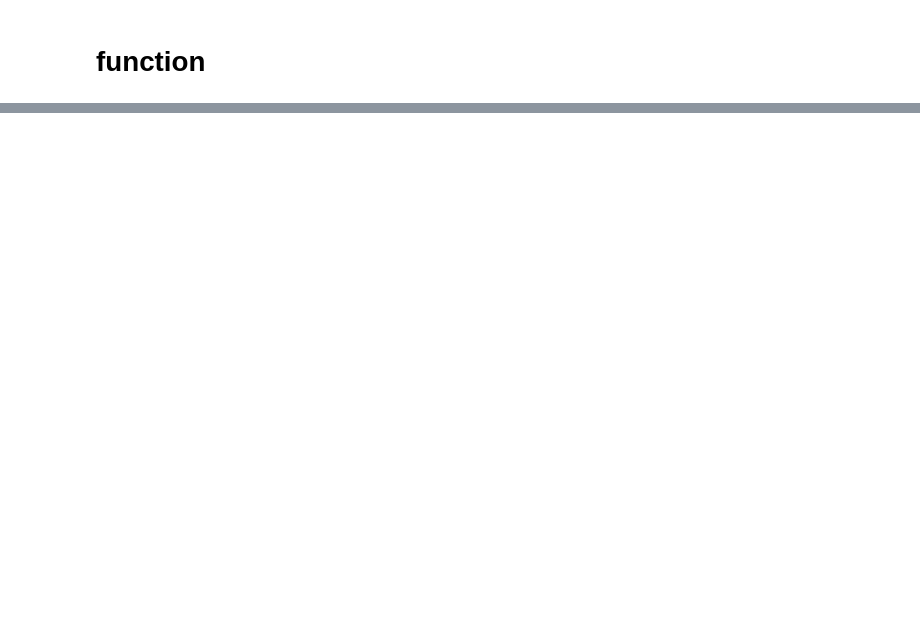
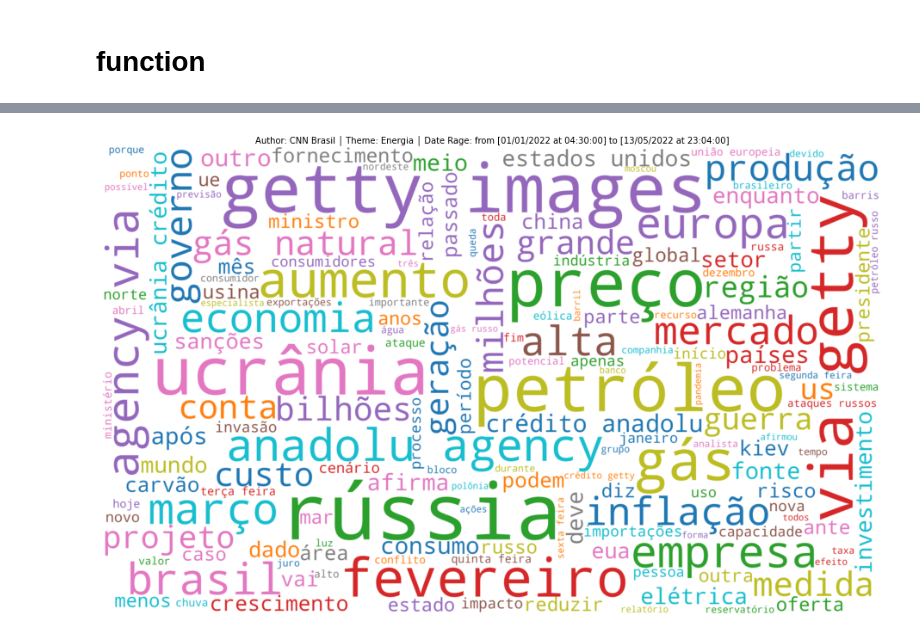
Before and after one commit to viniciusgribas/EnergyNewsScrapping, a Jupyter notebook: WebScrape_CNN_News.ipynb, the cells around one changed output, grey strips where cells are left out. Drawn from its saved outputs; the diff is of its cells as text; code cells hidden in the pictures; blank space fills up the shorter version.

```diff
--- a/WebScrape_CNN_News.ipynb
+++ b/WebScrape_CNN_News.ipynb
@@ -184,5 +186,7 @@ date_range
 # %%
-text = " ".join(s.lower() for s in df.texts)
-wordcloud_theme = df.theme[0].lower()
-wordcloud_title = df.authors[0] +'--'+ date_range
+# WordCloud text and additional parameters
+
+text = " ".join(s.lower() for s in df_filtered.texts)
+wordcloud_theme = df_filtered.theme[0].lower()
+wordcloud_title = 'Author: '+ df_filtered.authors[0]+' │ Theme: ' + df_filtered.theme[0] +' │ '+ date_range
 # %%
@@ -222,0 +225,29 @@ plt.show()
+# %%
+# Plot the WordCloud
+
+
+plt.figure(figsize=(20,10))
+
+
+
+wordcloud = WordCloud(min_font_size=50,
+               max_font_size=500,
+               background_color='white',
+            #    max_words = 80,
+               mode="RGB",
+               colormap='tab10',
+               stopwords=stop_words,
+               width=5000,
+               height=3000,
+               normalize_plurals= True
+).generate(text)
+
+
+
+
+plt.title(wordcloud_title, fontsize=10, color="black")
+plt.imshow(wordcloud, interpolation="bilinear")
+plt.axis("off")
+plt.show()
+# %% [output]
+[figure, added]
```
Also changed, not shown: parts of 14 cells of this notebook, 3 other files.
